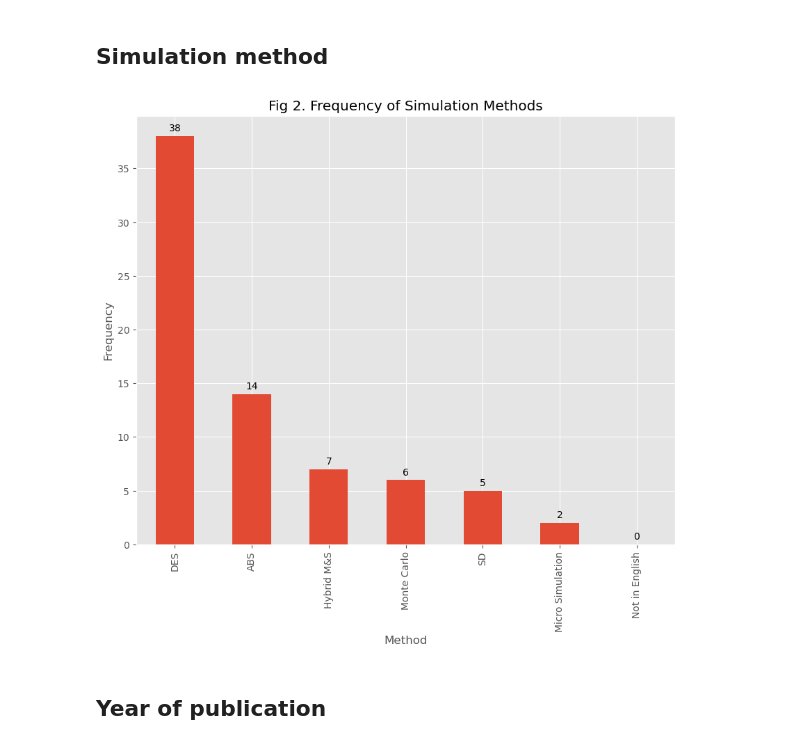
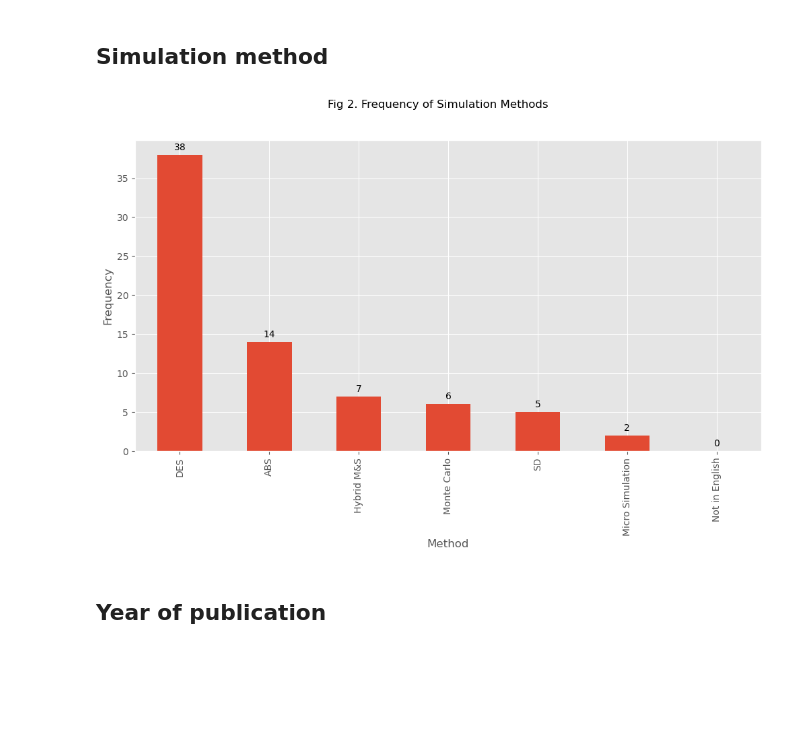
Before and after one commit to pythonhealthdatascience/stress_update, a Jupyter notebook: quarto_site/analysis.ipynb, the cells around one changed output. Saved outputs shown, nothing was run; the diff lists cells and outputs as text; code cells hidden in the pictures; blank space fills up the shorter version.

```diff
--- a/quarto_site/analysis.ipynb
+++ b/quarto_site/analysis.ipynb
@@ -271,20 +300,30 @@ plt.show()
 ## or hybridisation of a simulation method with data science approach (e.g.
 ## Monte Carlo simulation + Machine learning)
 
-Method_freq = USED_STRESS["method"].value_counts()
+def figure_2(data, include_fig_title=True):
 
-plt.figure(figsize=(10, 8))
-MB = Method_freq.plot(kind="bar")
+    method_freq = USED_STRESS["method"].value_counts()
 
-plt.title("Fig 2. Frequency of Simulation Methods")
-plt.xlabel("Method")
-plt.ylabel("Frequency")
-# Add data labels on the bars
-MB.bar_label(MB.containers[0], label_type="edge", padding=3)
+    fig = plt.figure(figsize=(12,6))
+    ax = fig.add_subplot()
 
-plt.show()
+    ax = method_freq.plot(kind="bar", ax=ax)
+
+    if include_fig_title:
+        _ = fig.suptitle("Fig 2. Frequency of Simulation Methods")
+
+    _ = ax.set_xlabel("Method")
+    _ = ax.set_ylabel("Frequency")
+
+    # Add data labels on the bars
+    _ = ax.bar_label(ax.containers[0], label_type="edge", padding=3)
+
+    return fig, ax
-# %% [output]
-[figure, removed]
+# %%
+fig, ax = figure_2(USED_STRESS)
+fig.savefig('./figures/figure_2.png', dpi=300, bbox_inches="tight")
+# %% [output]
+[figure, added]
 # %% [markdown]
 ## Year of publication
 # %%
```
Also changed, not shown: parts of 10 cells of this notebook, 2 other files.
